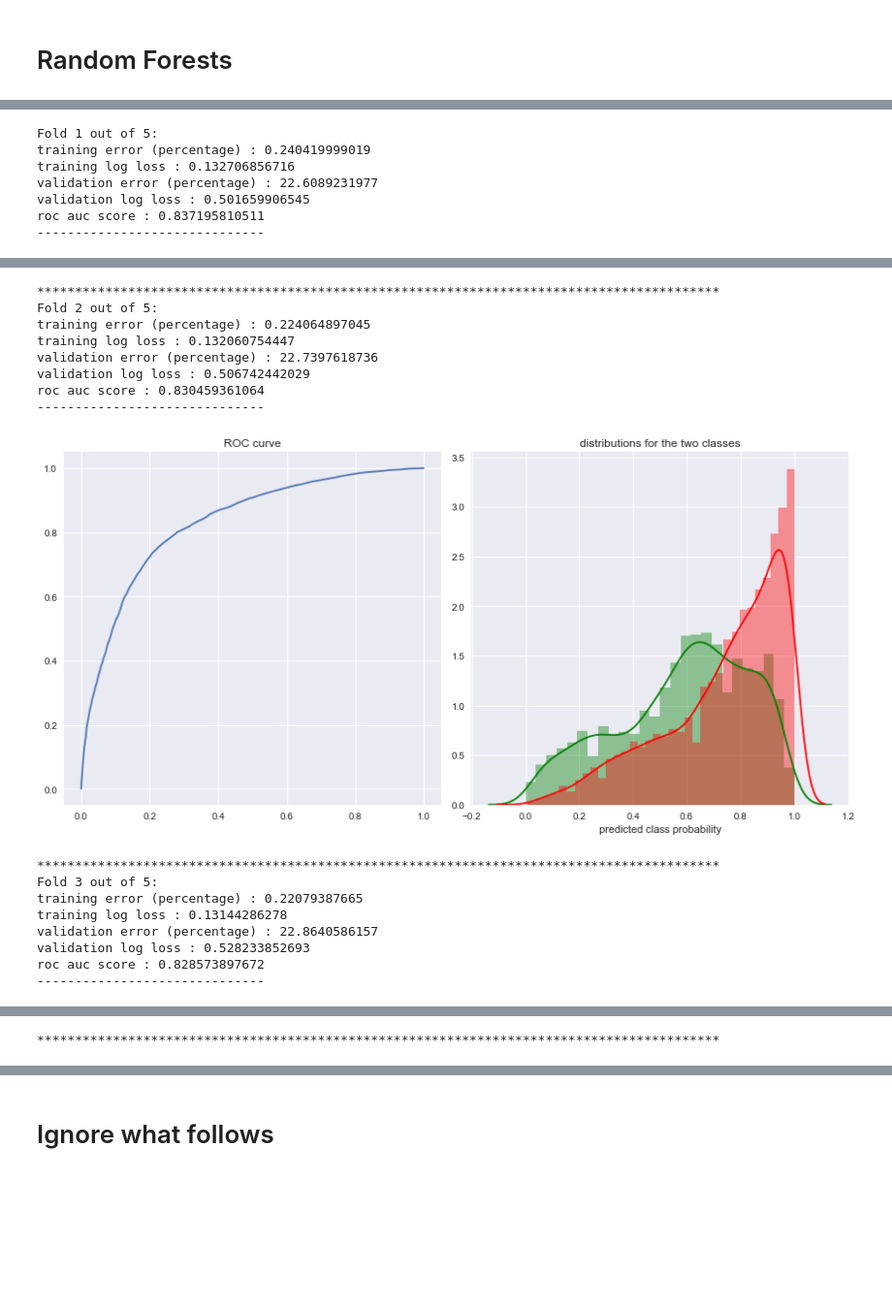
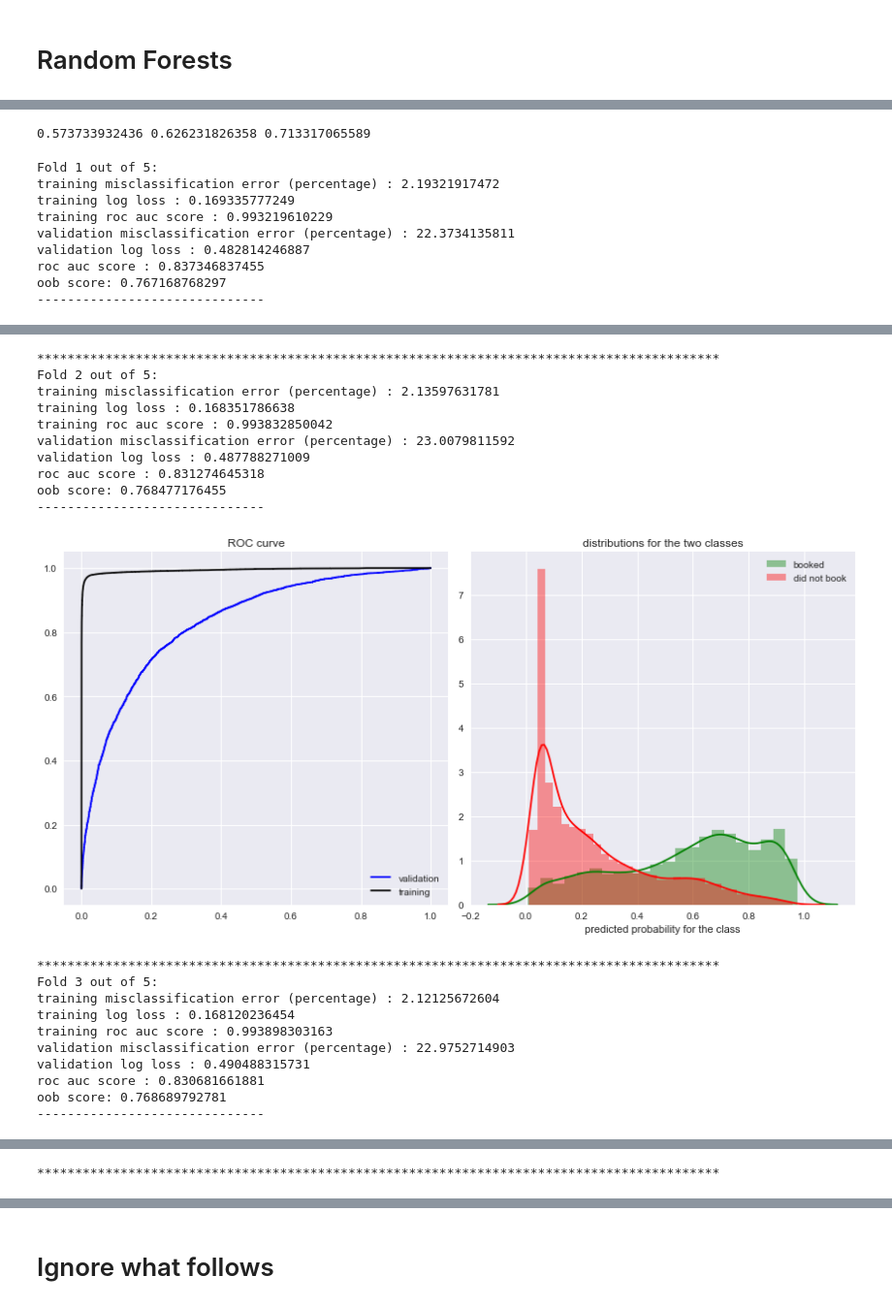
Before and after one commit to partha0solapurkar/springboard_data_science_intensive, a Jupyter notebook: capstone_project/preliminary_model.ipynb, the cells around one changed output, grey strips where cells are left out. Shown at 97% size. Saved outputs shown, nothing was run; the diff lists cells and outputs as text; code cells hidden in the pictures; blank space fills up the shorter version.

```diff
--- a/capstone_project/preliminary_model.ipynb
+++ b/capstone_project/preliminary_model.ipynb
@@ -407,7 +438,11 @@ threshold: 0.6 misclassification percentage: 23.5590448152
 
 s = pd.Series(clf.feature_importances_).sort_values(ascending=False)
 
-X_u = X_users[X_users.columns[s.iloc[:150].index]]
+print s[:50].sum(), s[:60].sum(), s[:80].sum()
+
+X_u = X_users[X_users.columns[s.iloc[:80].index]]
+# %% [output]
+0.573733932436 0.626231826358 0.713317065589
 # %%
 kf = KFold(n_splits=5, shuffle=True)
 fold=0
@@ -416,45 +451,54 @@ for train, cv in kf.split(X_u):
     print 'Fold', fold, 'out of 5:'
     X_train, X_cv = X_u.iloc[train], X_u.iloc[cv]
     y_train, y_cv = y_users.iloc[train], y_users.iloc[cv]
-    newclf = RandomForestClassifier(n_estimators=100, oob_score=True)
-    #newclf = LogisticRegression()
+
+    # train a random forest
+    newclf = RandomForestClassifier(n_estimators=100, oob_score=True, min_impurity_split=0.1)
     newclf.fit(X_train, y_train)
 
     predictions_train = newclf.predict(X_train)
-    print 'training error (percentage) :', (100. - (y_train == predictions_train).sum() * 100. / float(len(y_train)))
+    print 'training misclassification error (percentage) :', (y_train != predictions_train).sum() * 100. / float(len(y_train))
     prob_train = newclf.predict_proba(X_train)
     print 'training log loss :', log_loss(y_train, prob_train)
+    print 'training roc auc score :', roc_auc_score(y_train, prob_train[:, 1])
 
-    predictions_test = newclf.predict(X_cv)
-    print 'validation error (percentage) :', (100. - (y_cv == predictions_test).sum() * 100. / float(len(y_cv)))
+    predictions_cv = newclf.predict(X_cv)
+    print 'validation misclassification error (percentage) :', (y_cv != predictions_cv).sum() * 100. / float(len(y_cv))
     prob_cv = newclf.predict_proba(X_cv)
     print 'validation log loss :', log_loss(y_cv, prob_cv)
+    print 'roc auc score :', roc_auc_score(y_cv, prob_cv[:, 1])
+    print 'oob score:', newclf.oob_score_
 
-    print 'roc auc score :', roc_auc_score(y_cv, prob_cv[:, 1])
-    print 'oob score:', clf.oob_score_
     print '-'*30
 
+    fig, (ax1, ax2) = plt.subplots(1,2, figsize=(12,6))
+
+    # plot the roc curve and probability distributions of the two classes
     fpr, tpr, thresholds = roc_curve(y_cv, prob_cv[:, 1])
-    fig, (ax1, ax2) = plt.subplots(1,2, figsize=(12,6))
-    ax1.plot(fpr, tpr)
+    ax1.plot(fpr, tpr, label='validation', color='blue')
+    fpr, tpr, thresholds = roc_curve(y_train, prob_train[:, 1])
+    ax1.plot(fpr, tpr, label='training', color='black')
+    ax1.legend()
     ax1.set_title('ROC curve')
 
-    # plot the probability distribution for the two classes
-    distr_p1 = pd.Series(prob_cv[:,1], index=y_cv).loc[1].values
-    distr_p0 = pd.Series(prob_cv[:,0], index=y_cv).loc[0].values
-    ax2.legend()
+    # plot the probability distribution for the two classes on the validation set
+    distr_p1 = pd.Series(prob_cv[:, 1], index=y_cv).loc[1].values
+    distr_p0 = pd.Series(prob_cv[:, 1], index=y_cv).loc[0].values
     ax2 = sns.distplot(distr_p1, color='green', label='booked')
     ax2 = sns.distplot(distr_p0, color='red', label='did not book')
     ax2.set_title('distributions for the two classes')
-    ax2.set_xlabel('predicted class probability')
+    ax2.set_xlabel('predicted probability for the class')
+    ax2.legend()
     fig.tight_layout()
     plt.show()
     print '*'*90
 # %% [output]
 Fold 1 out of 5:
-training error (percentage) : 0.240419999019
-training log loss : 0.132706856716
-validation error (percentage) : 22.6089231977
-validation log loss : 0.501659906545
-roc auc score : 0.837195810511
+training misclassification error (percentage) : 2.19321917472
+training log loss : 0.169335777249
+training roc auc score : 0.993219610229
+validation misclassification error (percentage) : 22.3734135811
+validation log loss : 0.482814246887
+roc auc score : 0.837346837455
+oob score: 0.767168768297
 ------------------------------
@@ -462,17 +506,21 @@ roc auc score : 0.837195810511
 ******************************************************************************************
 Fold 2 out of 5:
-training error (percentage) : 0.224064897045
-training log loss : 0.132060754447
-validation error (percentage) : 22.7397618736
-validation log loss : 0.506742442029
-roc auc score : 0.830459361064
+training misclassification error (percentage) : 2.13597631781
+training log loss : 0.168351786638
+training roc auc score : 0.993832850042
+validation misclassification error (percentage) : 23.0079811592
+validation log loss : 0.487788271009
+roc auc score : 0.831274645318
+oob score: 0.768477176455
 ------------------------------
-[figure, old version]
+[figure, new version]
 ******************************************************************************************
 Fold 3 out of 5:
-training error (percentage) : 0.22079387665
-training log loss : 0.13144286278
-validation error (percentage) : 22.8640586157
-validation log loss : 0.528233852693
-roc auc score : 0.828573897672
+training misclassification error (percentage) : 2.12125672604
+training log loss : 0.168120236454
+training roc auc score : 0.993898303163
+validation misclassification error (percentage) : 22.9752714903
+validation log loss : 0.490488315731
+roc auc score : 0.830681661881
+oob score: 0.768689792781
 ------------------------------
```
Also changed, not shown: parts of 11 cells of this notebook.
